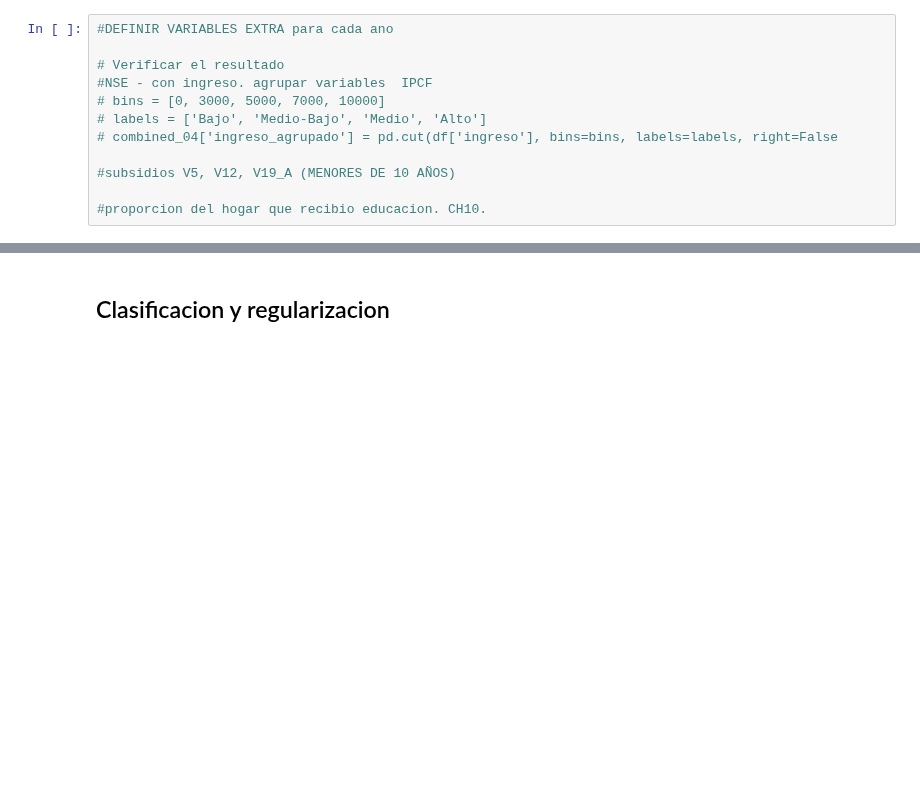
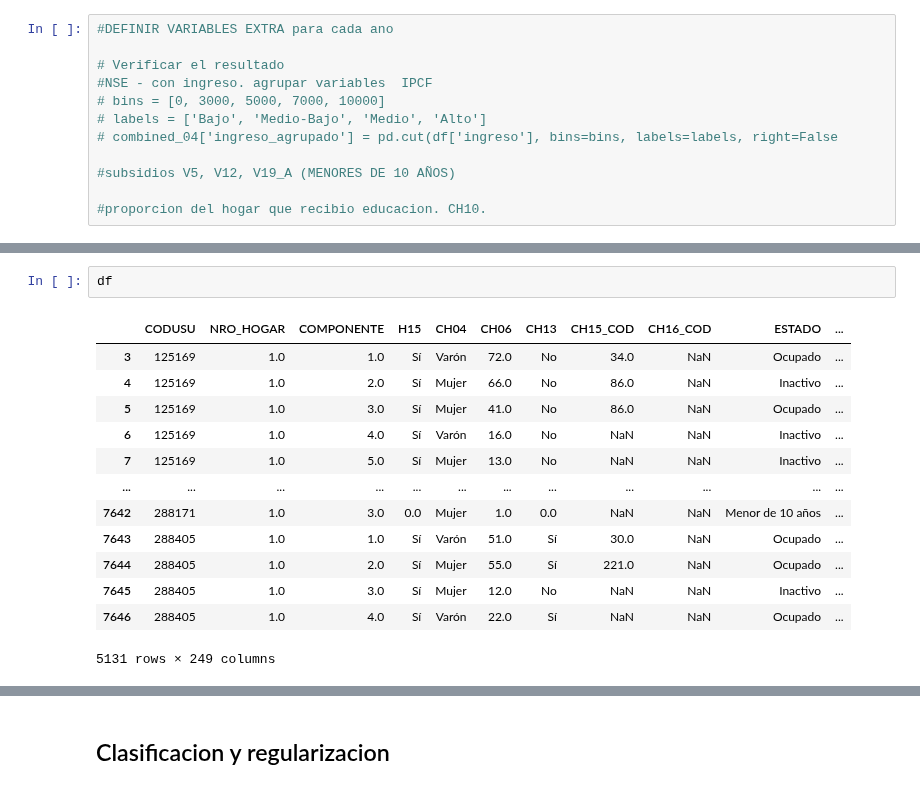
Before and after one commit to maggiecobb/CC408-T1-5, a Jupyter notebook: TP 4/TP 4.ipynb, the cells around one changed output, grey strips where cells are left out. Saved outputs shown, nothing was run; the diff lists cells and outputs as text; blank space fills up the shorter version.

```diff
--- a/TP 4/TP 4.ipynb
+++ b/TP 4/TP 4.ipynb
@@ -858,3 +770,19 @@ combined_04
+# %%
+df
+# %% [output]
+|  | CODUSU | NRO_HOGAR | COMPONENTE | H15 | CH04 | CH06 | CH13 | CH15_COD | CH16_COD | ESTADO | ... |
+| 3 | 125169 | 1.0 | 1.0 | Sí | Varón | 72.0 | No | 34.0 | NaN | Ocupado | ... |
+| 4 | 125169 | 1.0 | 2.0 | Sí | Mujer | 66.0 | No | 86.0 | NaN | Inactivo | ... |
+| 5 | 125169 | 1.0 | 3.0 | Sí | Mujer | 41.0 | No | 86.0 | NaN | Ocupado | ... |
+| 6 | 125169 | 1.0 | 4.0 | Sí | Varón | 16.0 | No | NaN | NaN | Inactivo | ... |
+| 7 | 125169 | 1.0 | 5.0 | Sí | Mujer | 13.0 | No | NaN | NaN | Inactivo | ... |
+| ... | ... | ... | ... | ... | ... | ... | ... | ... | ... | ... | ... |
+| 7642 | 288171 | 1.0 | 3.0 | 0.0 | Mujer | 1.0 | 0.0 | NaN | NaN | Menor de 10 años | ... |
+| 7643 | 288405 | 1.0 | 1.0 | Sí | Varón | 51.0 | Sí | 30.0 | NaN | Ocupado | ... |
+| 7644 | 288405 | 1.0 | 2.0 | Sí | Mujer | 55.0 | Sí | 221.0 | NaN | Ocupado | ... |
+| 7645 | 288405 | 1.0 | 3.0 | Sí | Mujer | 12.0 | No | NaN | NaN | Inactivo | ... |
+| 7646 | 288405 | 1.0 | 4.0 | Sí | Varón | 22.0 | Sí | NaN | NaN | Ocupado | ... |
+5131 rows × 249 columns
 # %%
 #ANTES DE HACER ESTO HAY QUE ASEGURARNOS QUE ESTEN EN NUMEROS LAS CATEGORICAS
 
```
Also changed, not shown: parts of 36 cells of this notebook.
